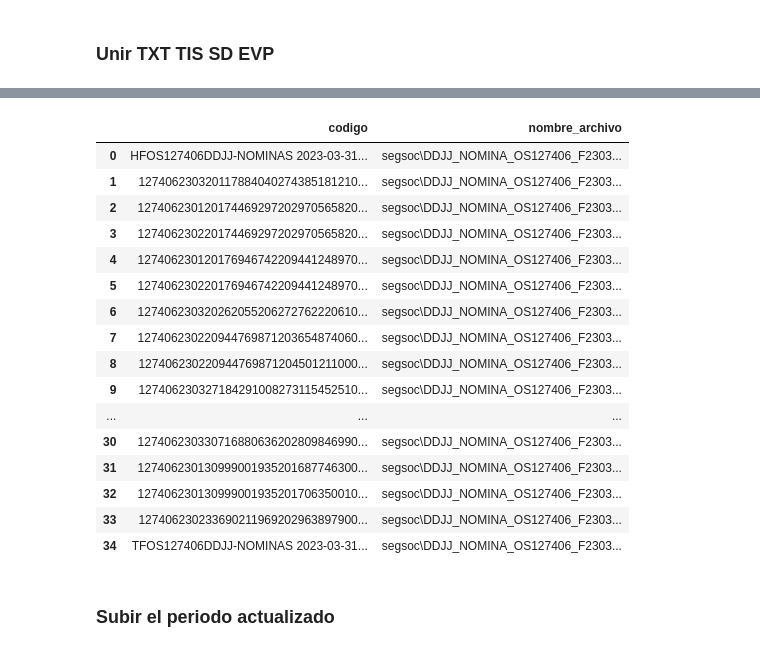
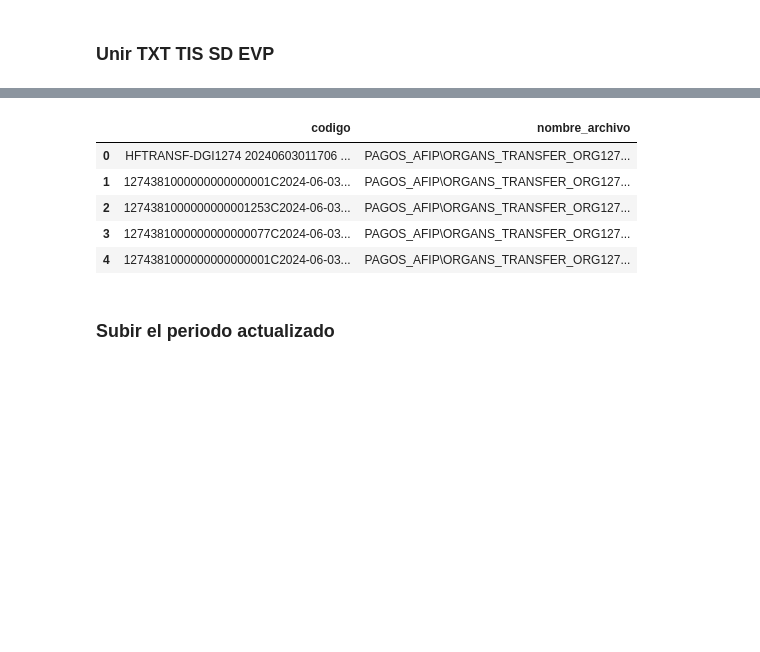
Before and after one commit to dantegarciadev/osoetsy_csv, a Jupyter notebook: ordenar_pagos_TIS.ipynb, the cells around one changed output, grey strips where cells are left out. Drawn from its saved outputs; the diff is of its cells as text; code cells hidden in the pictures; blank space fills up the shorter version.

Commit message:
pagos meplife serv dom

```diff
--- a/ordenar_pagos_TIS.ipynb
+++ b/ordenar_pagos_TIS.ipynb
@@ -43,25 +43,14 @@ codigo            object
 nombre_archivo    object
 dtype: object
 # %%
-pago_tis
+pago_tis.head()
 # %% [output]
 |  | codigo | nombre_archivo |
-| 0 | HFOS127406DDJJ-NOMINAS 2023-03-31... | segsoc\DDJJ_NOMINA_OS127406_F2303... |
-| 1 | 127406230320117884040274385181210... | segsoc\DDJJ_NOMINA_OS127406_F2303... |
-| 2 | 127406230120174469297202970565820... | segsoc\DDJJ_NOMINA_OS127406_F2303... |
-| 3 | 127406230220174469297202970565820... | segsoc\DDJJ_NOMINA_OS127406_F2303... |
-| 4 | 127406230120176946742209441248970... | segsoc\DDJJ_NOMINA_OS127406_F2303... |
-| 5 | 127406230220176946742209441248970... | segsoc\DDJJ_NOMINA_OS127406_F2303... |
-| 6 | 127406230320262055206272762220610... | segsoc\DDJJ_NOMINA_OS127406_F2303... |
-| 7 | 127406230220944769871203654874060... | segsoc\DDJJ_NOMINA_OS127406_F2303... |
-| 8 | 127406230220944769871204501211000... | segsoc\DDJJ_NOMINA_OS127406_F2303... |
-| 9 | 127406230327184291008273115452510... | segsoc\DDJJ_NOMINA_OS127406_F2303... |
-| ... | ... | ... |
-| 30 | 127406230330716880636202809846990... | segsoc\DDJJ_NOMINA_OS127406_F2303... |
-| 31 | 127406230130999001935201687746300... | segsoc\DDJJ_NOMINA_OS127406_F2303... |
-| 32 | 127406230130999001935201706350010... | segsoc\DDJJ_NOMINA_OS127406_F2303... |
-| 33 | 127406230233690211969202963897900... | segsoc\DDJJ_NOMINA_OS127406_F2303... |
-| 34 | TFOS127406DDJJ-NOMINAS 2023-03-31... | segsoc\DDJJ_NOMINA_OS127406_F2303... |
+| 0 | HFTRANSF-DGI1274 20240603011706 ... | PAGOS_AFIP\ORGANS_TRANSFER_ORG127... |
+| 1 | 1274381000000000000001C2024-06-03... | PAGOS_AFIP\ORGANS_TRANSFER_ORG127... |
+| 2 | 1274381000000000001253C2024-06-03... | PAGOS_AFIP\ORGANS_TRANSFER_ORG127... |
+| 3 | 1274381000000000000077C2024-06-03... | PAGOS_AFIP\ORGANS_TRANSFER_ORG127... |
+| 4 | 1274381000000000000001C2024-06-03... | PAGOS_AFIP\ORGANS_TRANSFER_ORG127... |
 # %% [markdown]
 ### Subir el periodo actualizado
 # %%
```
Also changed, not shown: parts of 5 cells of this notebook, 4 other files.
